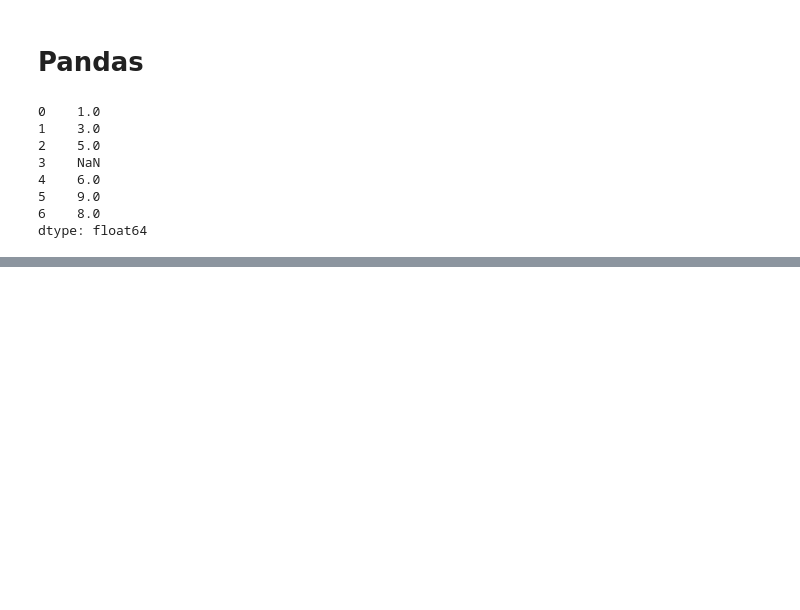
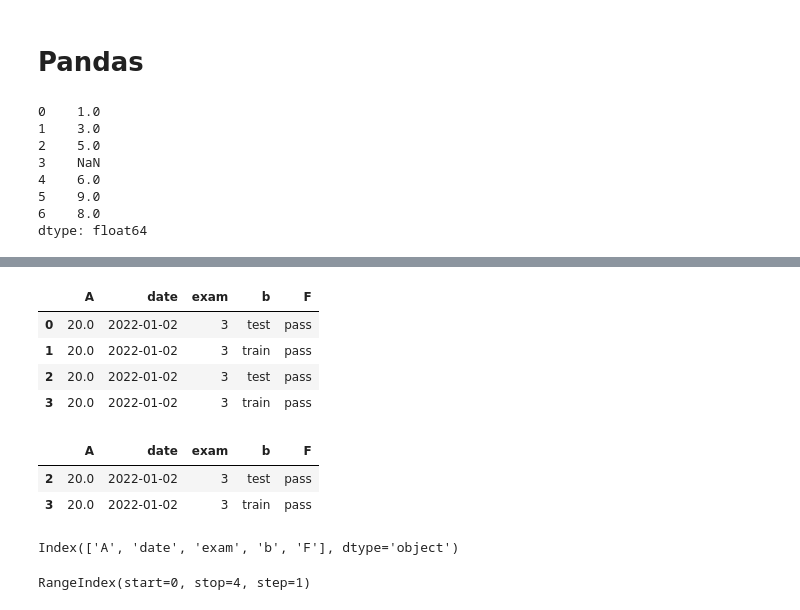
Before and after one commit to AphroDatalyst/Neural-Networks, a Jupyter notebook: PythonFromScratch.ipynb, the cells around one changed output, grey strips where cells are left out. Cells and saved outputs as stored; diff of their text form; code cells hidden in the pictures; blank space fills up the shorter version.

```diff
--- a/PythonFromScratch.ipynb
+++ b/PythonFromScratch.ipynb
@@ -316,0 +346,22 @@ dtype: float64
+# %%
+df.head()
+# %% [output]
+|  | A | date | exam | b | F |
+| 0 | 20.0 | 2022-01-02 | 3 | test | pass |
+| 1 | 20.0 | 2022-01-02 | 3 | train | pass |
+| 2 | 20.0 | 2022-01-02 | 3 | test | pass |
+| 3 | 20.0 | 2022-01-02 | 3 | train | pass |
+# %%
+df.tail(2)
+# %% [output]
+|  | A | date | exam | b | F |
+| 2 | 20.0 | 2022-01-02 | 3 | test | pass |
+| 3 | 20.0 | 2022-01-02 | 3 | train | pass |
+# %%
+df.columns
+# %% [output]
+Index(['A', 'date', 'exam', 'b', 'F'], dtype='object')
+# %%
+df.index
+# %% [output]
+RangeIndex(start=0, stop=4, step=1)
```
Also changed, not shown: parts of 14 cells of this notebook.
